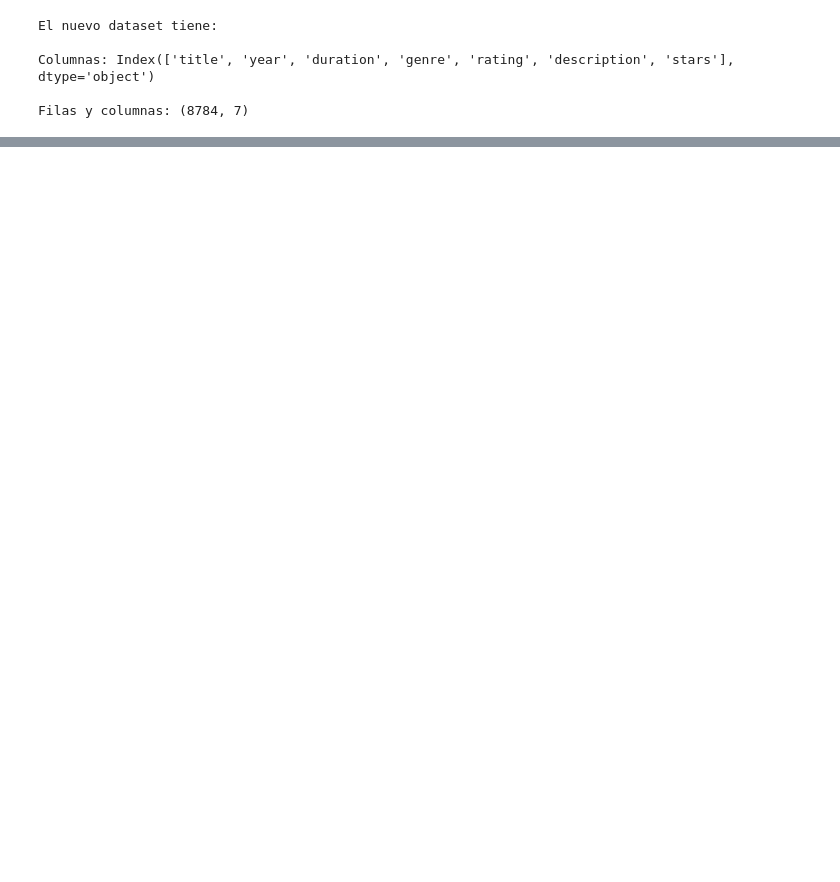
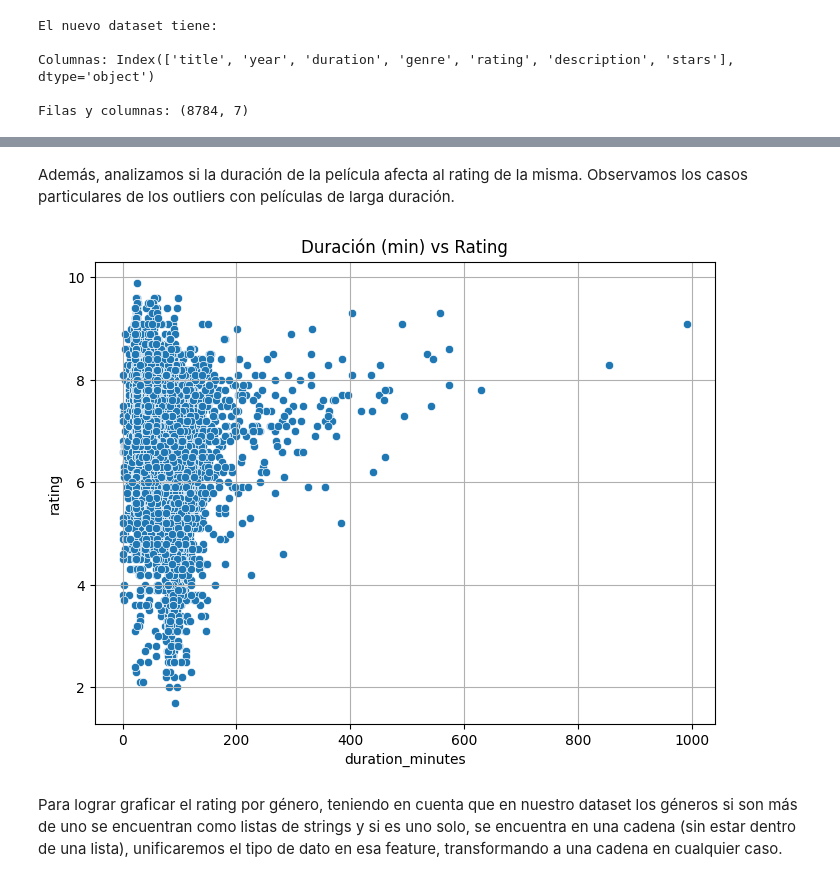
Before and after one commit to solmoon16/aprendizajeAutomatico, a Jupyter notebook: analisisIMDB.ipynb, the cells around one changed output, grey strips where cells are left out. Cells and saved outputs as stored; diff of their text form; code cells hidden in the pictures; blank space fills up the shorter version.

```diff
--- a/analisisIMDB.ipynb
+++ b/analisisIMDB.ipynb
@@ -101,0 +175,14 @@ Filas y columnas: (8784, 7)
+# %% [markdown]
+Además, analizamos si la duración de la película afecta al rating de la misma. Observamos los casos particulares de los outliers con películas de larga duración.
+# %%
+df['duration_minutes'] = df['duration'].str.extract('(\d+)').astype(float)
+
+plt.figure(figsize=(8,6))
+sns.scatterplot(data=df, x='duration_minutes', y='rating')
+plt.title('Duración (min) vs Rating')
+plt.grid(True)
+plt.show()
+# %% [output]
+[figure, added]
+# %% [markdown]
+Para lograr graficar el rating por género, teniendo en cuenta que en nuestro dataset los géneros si son más de uno se encuentran como listas de strings y si es uno solo, se encuentra en una cadena (sin estar dentro de una lista), unificaremos el tipo de dato en esa feature, transformando a una cadena en cualquier caso.
```
Also changed, not shown: parts of 61 cells of this notebook.
